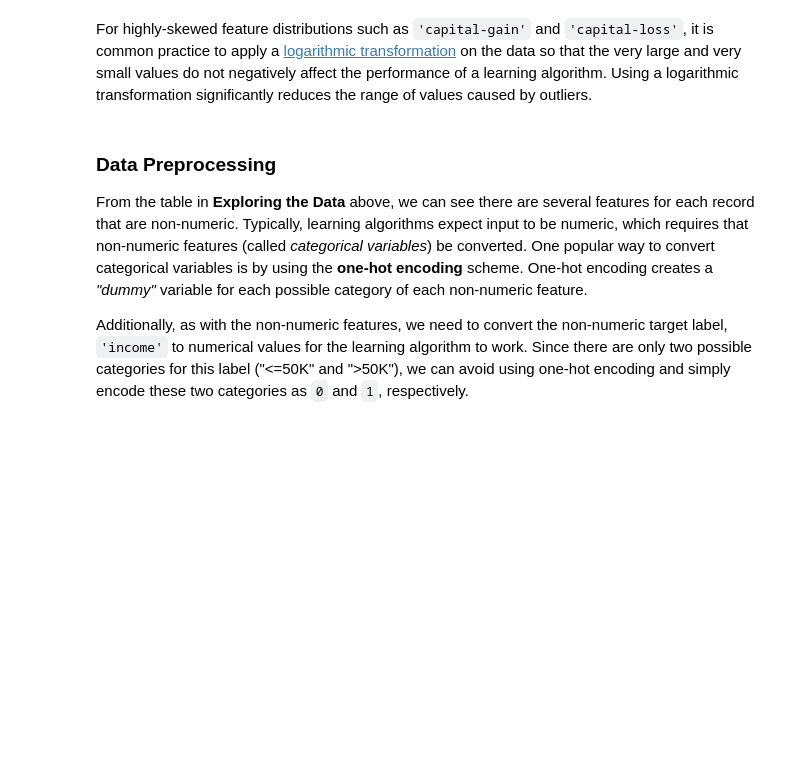
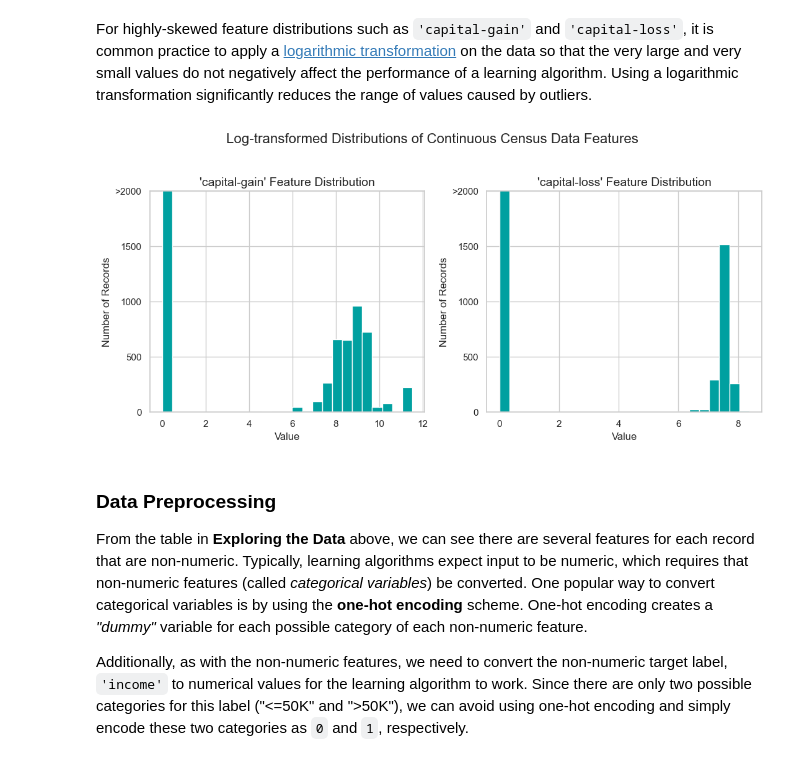
Before and after one commit to sarathisisme/ensemble_methods, a Jupyter notebook: 3_Comparison_Classification_Algorithms_Exercise.ipynb, the cells around one changed output. Cells and saved outputs as stored; diff of their text form; code cells hidden in the pictures; blank space fills up the shorter version.

```diff
--- a/3_Comparison_Classification_Algorithms_Exercise.ipynb
+++ b/3_Comparison_Classification_Algorithms_Exercise.ipynb
@@ -77,8 +158,8 @@ Let's see breakdown of the counts of people earning above or below 50K based on
 Before data can be used as input for machine learning algorithms, it often must be cleaned, formatted, and restructured — this is typically known as **preprocessing**. Fortunately, for this dataset, there are no invalid or missing entries we must deal with, however, there are some qualities about certain features that must be adjusted. This preprocessing can help tremendously with the outcome and predictive power of nearly all learning algorithms.
 # %%
 # Before we go on let's split the data into features and target label
-features =
-target =
+features = df.drop('income', axis = 1)
+target = df.income
 # %% [markdown]
 ### Transforming Skewed Continuous Features
 A dataset may sometimes contain at least one feature whose values tend to lie near a single number, but will also have a non-trivial number of vastly larger or smaller values than that single number.  Algorithms can be sensitive to such distributions of values and can under-perform if the range is not properly normalized. With the census dataset two features fit this description: '`capital-gain'` and `'capital-loss'`.
@@ -91,9 +174,14 @@ vs.distribution(data)
 For highly-skewed feature distributions such as `'capital-gain'` and `'capital-loss'`, it is common practice to apply a <a href="https://en.wikipedia.org/wiki/Data_transformation_(statistics)">logarithmic transformation</a> on the data so that the very large and very small values do not negatively affect the performance of a learning algorithm. Using a logarithmic transformation significantly reduces the range of values caused by outliers.
 # %%
 # Log-transform the skewed features ['capital-gain', 'capital-loss']
+features[['capital-gain', 'capital-loss']] = np.log1p(
+    features[['capital-gain', 'capital-loss']]
+)
 
 # Visualize the new log distributions
 vs.distribution(features, transformed = True)
+# %% [output]
+[figure, added]
 # %% [markdown]
 ### Data Preprocessing
 
```
Also changed, not shown: parts of 36 cells of this notebook, 3 other files.
